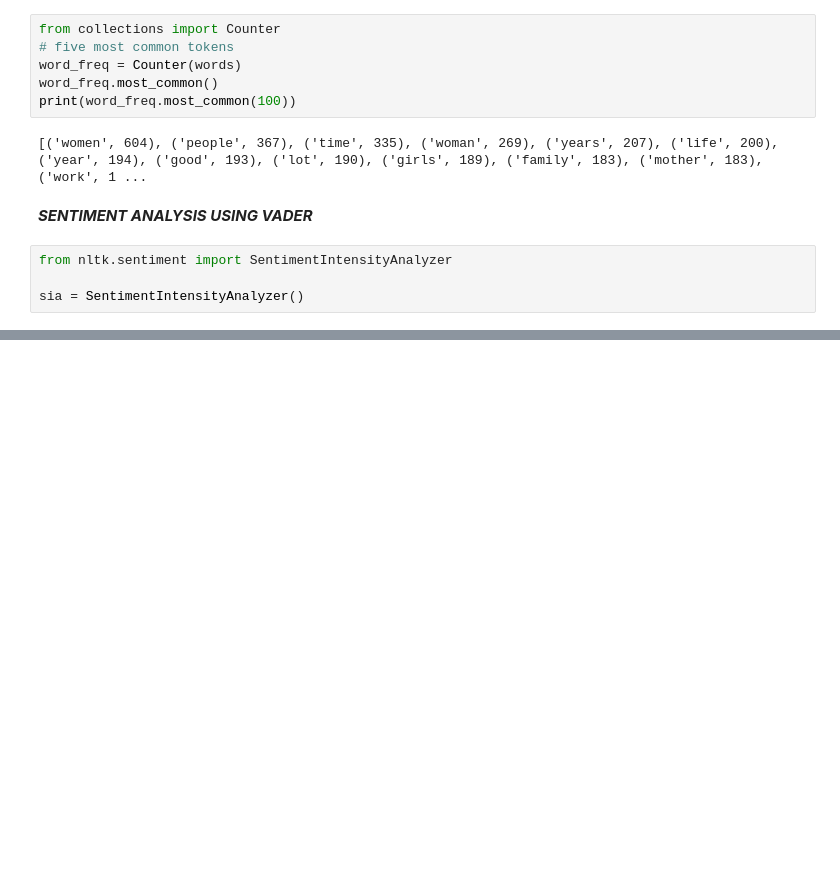
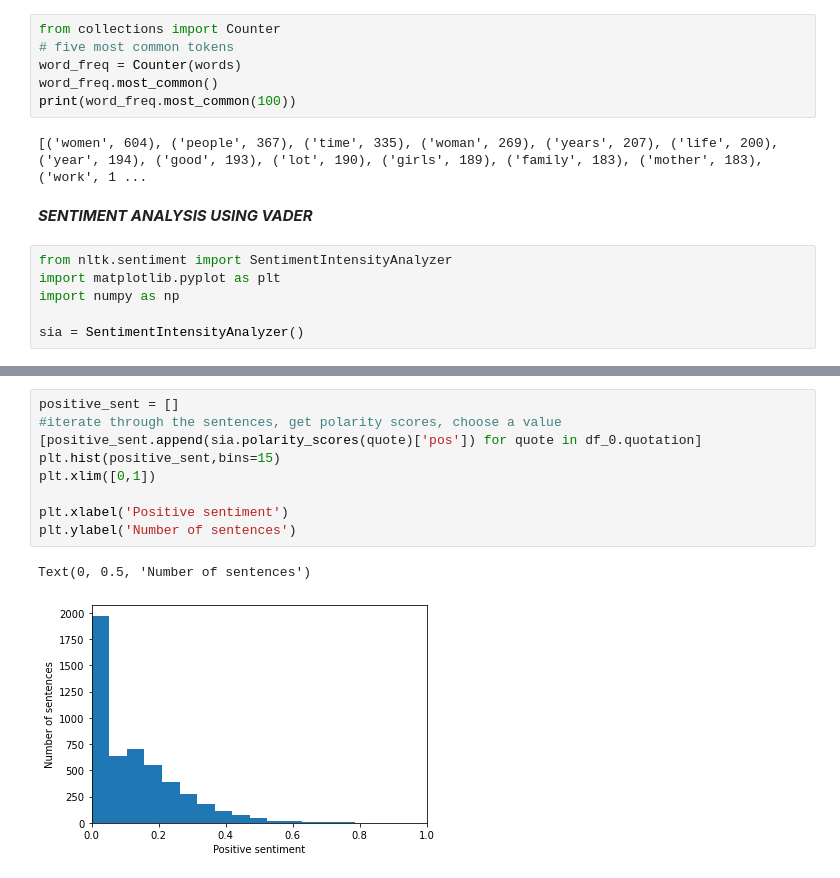
Before and after one commit to epfl-ada/ada-2021-project-adacadabras, a Jupyter notebook: topic_extraction.ipynb, the cells around one changed output, grey strips where cells are left out. Cells and saved outputs as stored; diff of their text form; blank space fills up the shorter version.

```diff
--- a/topic_extraction.ipynb
+++ b/topic_extraction.ipynb
@@ -102,6 +102,8 @@ print(word_freq.most_common(100))
 ***SENTIMENT ANALYSIS USING VADER***
 # %%
 from nltk.sentiment import SentimentIntensityAnalyzer
+import matplotlib.pyplot as plt
+import numpy as np
 
 sia = SentimentIntensityAnalyzer()
 # %%
@@ -118,3 +120,15 @@ df_0.head()
 | 2 | 2016-09-23-000654 | ... the abortion pill really show... | None | [] | 2016-09-23 13:53:34 | 1 | [[None, 0.9435], [Ruth Coppinger,... | [http://www.universityobserver.ie... | E | {'neg': 0.265, 'neu': 0.735, 'pos... | ... |
 | 3 | 2016-04-29-000706 | [ W ] omen who carry unwanted pre... | None | [] | 2016-04-29 23:17:07 | 1 | [[None, 0.8603], [Sheila Solon, 0... | [http://grist.org/living/slide-in... | E | {'neg': 0.178, 'neu': 0.822, 'pos... | ... |
 | 4 | 2016-01-01-000274 | (1) the allegations underlying th... | None | [] | 2016-01-01 02:44:51 | 1 | [[None, 0.7972], [Camille Cosby, ... | [http://www.bostonglobe.com/metro... | E | {'neg': 0.0, 'neu': 0.97, 'pos': ... | ... |
+# %%
+positive_sent = []
+#iterate through the sentences, get polarity scores, choose a value
+[positive_sent.append(sia.polarity_scores(quote)['pos']) for quote in df_0.quotation]
+plt.hist(positive_sent,bins=15)
+plt.xlim([0,1])
+
+plt.xlabel('Positive sentiment')
+plt.ylabel('Number of sentences')
+# %% [output]
+Text(0, 0.5, 'Number of sentences')
+[figure, added]
```
Also changed, not shown: parts of 3 cells of this notebook.
